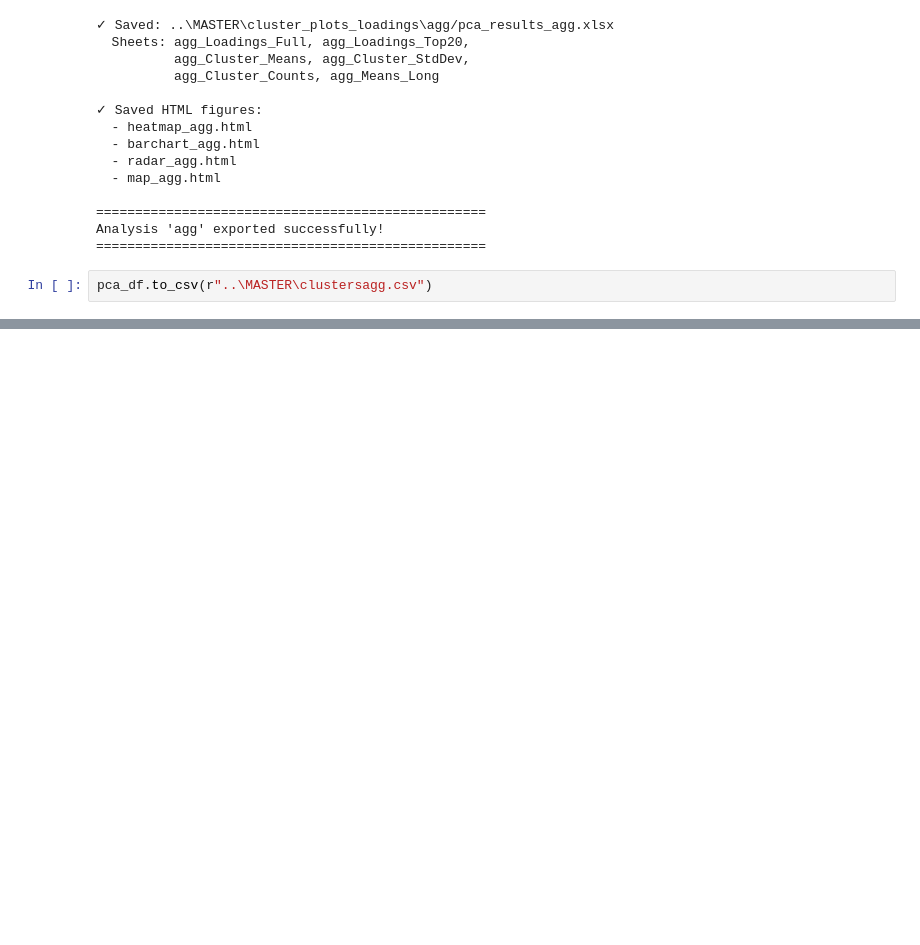
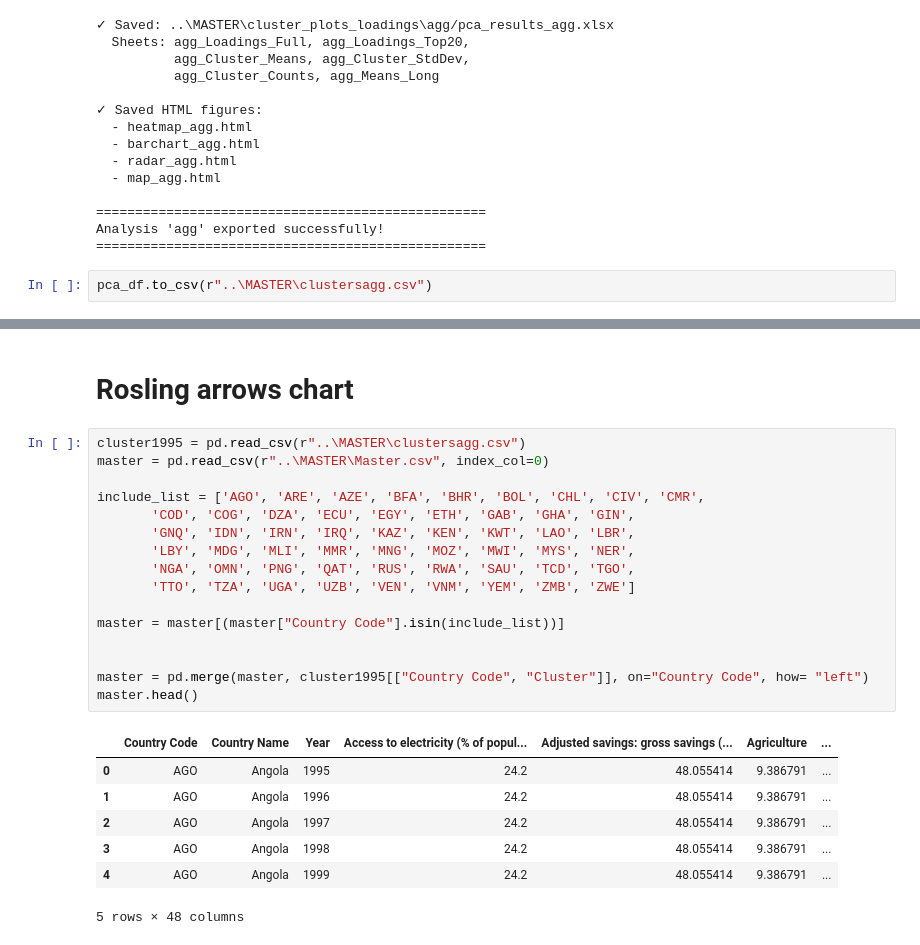
Before and after one commit to AyaanTigdikar/Capstone, a Jupyter notebook: code/4_clustering_ayaan_18012026.ipynb, the cells around one changed output, grey strips where cells are left out. Drawn from its saved outputs; the diff is of its cells as text; blank space fills up the shorter version.

```diff
--- a/code/4_clustering_ayaan_18012026.ipynb
+++ b/code/4_clustering_ayaan_18012026.ipynb
@@ -859,0 +820,26 @@ pca_df
+# %% [markdown]
+# Rosling arrows chart
+# %%
+cluster1995 = pd.read_csv(r"..\MASTER\clustersagg.csv")
+master = pd.read_csv(r"..\MASTER\Master.csv", index_col=0)
+
+include_list = ['AGO', 'ARE', 'AZE', 'BFA', 'BHR', 'BOL', 'CHL', 'CIV', 'CMR',
+       'COD', 'COG', 'DZA', 'ECU', 'EGY', 'ETH', 'GAB', 'GHA', 'GIN',
+       'GNQ', 'IDN', 'IRN', 'IRQ', 'KAZ', 'KEN', 'KWT', 'LAO', 'LBR',
+       'LBY', 'MDG', 'MLI', 'MMR', 'MNG', 'MOZ', 'MWI', 'MYS', 'NER',
+       'NGA', 'OMN', 'PNG', 'QAT', 'RUS', 'RWA', 'SAU', 'TCD', 'TGO',
+       'TTO', 'TZA', 'UGA', 'UZB', 'VEN', 'VNM', 'YEM', 'ZMB', 'ZWE']
+
+master = master[(master["Country Code"].isin(include_list))]
+
+
+master = pd.merge(master, cluster1995[["Country Code", "Cluster"]], on="Country Code", how= "left")
+master.head()
+# %% [output]
+|  | Country Code | Country Name | Year | Access to electricity (% of popul... | Adjusted savings: gross savings (... | Agriculture | ... |
+| 0 | AGO | Angola | 1995 | 24.2 | 48.055414 | 9.386791 | ... |
+| 1 | AGO | Angola | 1996 | 24.2 | 48.055414 | 9.386791 | ... |
+| 2 | AGO | Angola | 1997 | 24.2 | 48.055414 | 9.386791 | ... |
+| 3 | AGO | Angola | 1998 | 24.2 | 48.055414 | 9.386791 | ... |
+| 4 | AGO | Angola | 1999 | 24.2 | 48.055414 | 9.386791 | ... |
+5 rows × 48 columns
```
Also changed, not shown: parts of 6 cells of this notebook, 18 other files.
